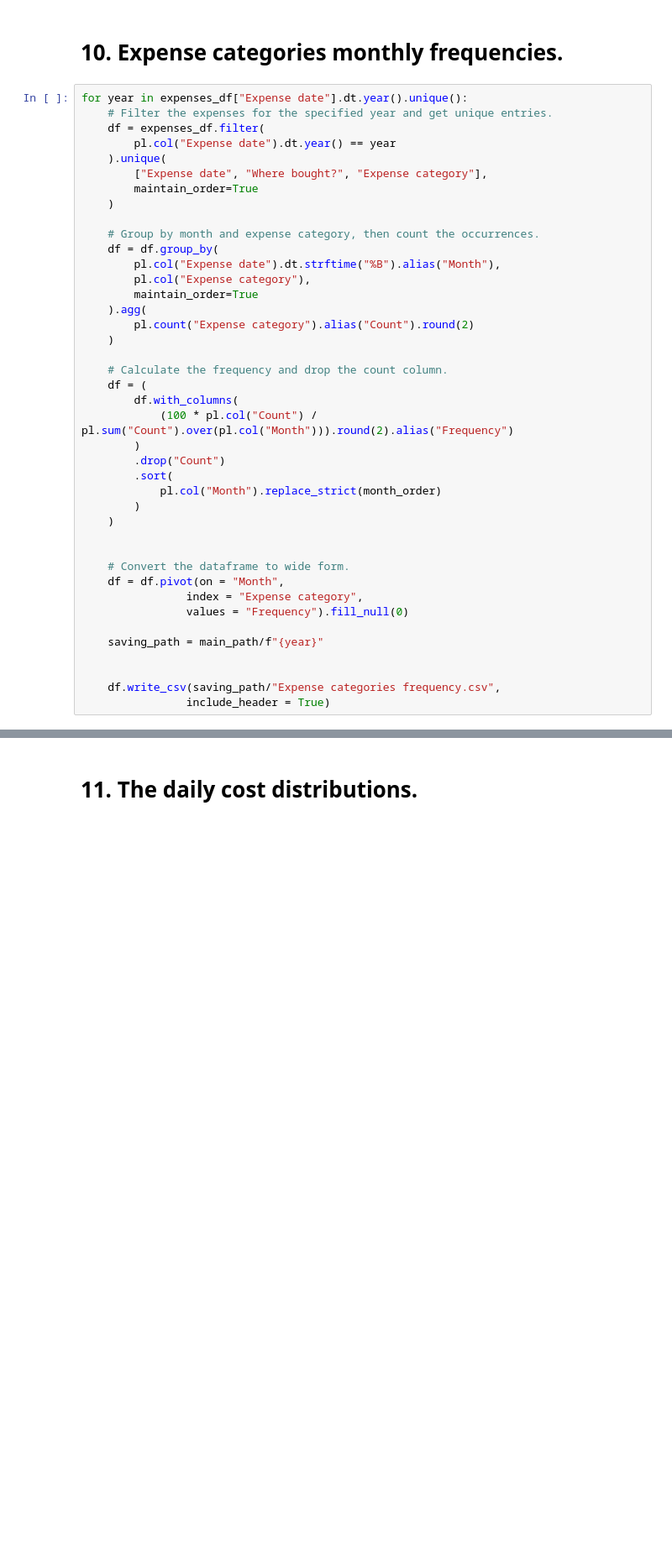
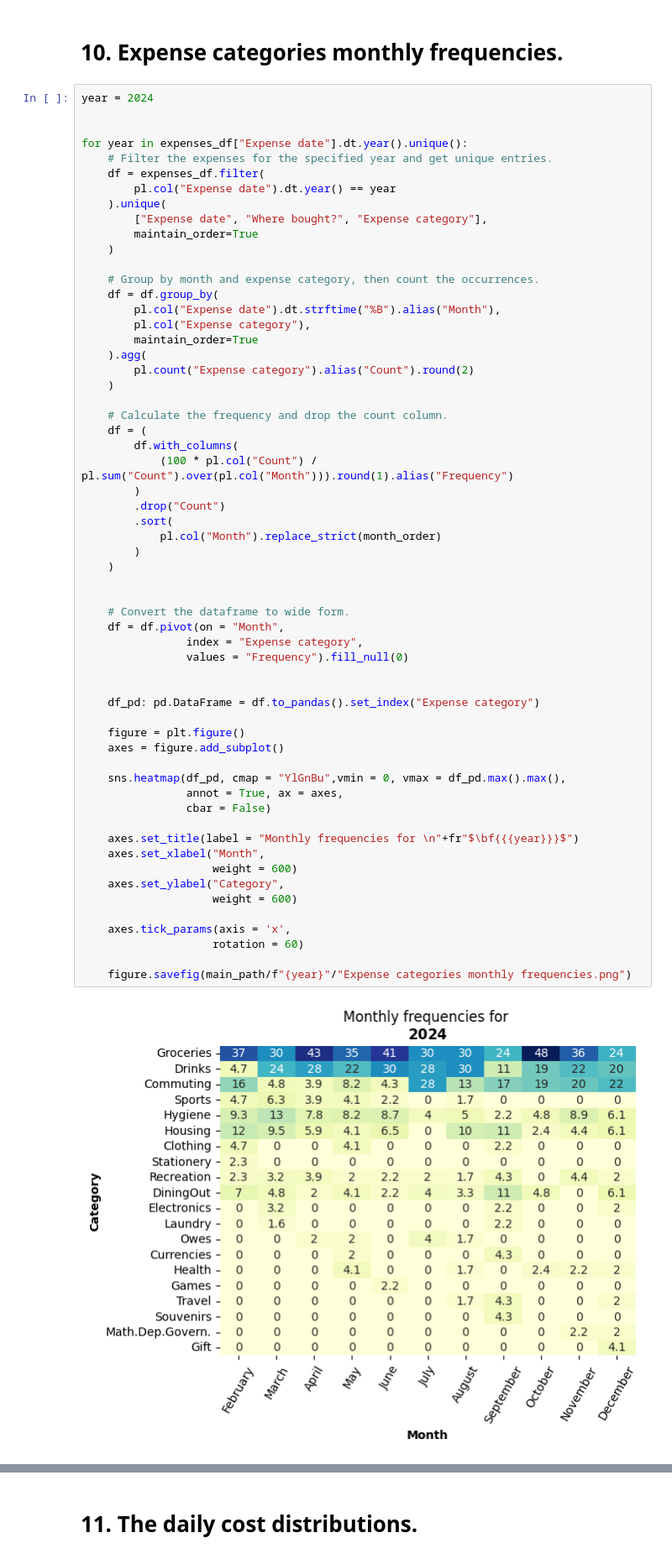
Before and after one commit to Pawel-Tomasz-Nowak/Income-and-expense-analysis, a Jupyter notebook: main.ipynb, the cells around one changed output, grey strips where cells are left out. Shown at 84% size. Cells and saved outputs as stored; diff of their text form; blank space fills up the shorter version.

```diff
--- a/main.ipynb
+++ b/main.ipynb
@@ -610,6 +598,9 @@ for year in income_df["Income date"].dt.year().unique():
 # %% [markdown]
 # 10. Expense categories monthly frequencies.
 # %%
+year = 2024
+
+
 for year in expenses_df["Expense date"].dt.year().unique():
     # Filter the expenses for the specified year and get unique entries.
     df = expenses_df.filter(
@@ -619,34 +610,51 @@ for year in expenses_df["Expense date"].dt.year().unique():
         maintain_order=True
     )
 
     # Group by month and expense category, then count the occurrences.
     df = df.group_by(
         pl.col("Expense date").dt.strftime("%B").alias("Month"),
         pl.col("Expense category"),
         maintain_order=True
     ).agg(
         pl.count("Expense category").alias("Count").round(2)
     )
 
     # Calculate the frequency and drop the count column.
     df = (
         df.with_columns(
-            (100 * pl.col("Count") / pl.sum("Count").over(pl.col("Month"))).round(2).alias("Frequency")
+            (100 * pl.col("Count") / pl.sum("Count").over(pl.col("Month"))).round(1).alias("Frequency")
         )
         .drop("Count")
         .sort(
             pl.col("Month").replace_strict(month_order)
         )
     )
 
 
     # Convert the dataframe to wide form.
     df = df.pivot(on = "Month",
                 index = "Expense category",
                 values = "Frequency").fill_null(0)
 
-    saving_path = main_path/f"{year}"
 
+    df_pd: pd.DataFrame = df.to_pandas().set_index("Expense category")
 
-    df.write_csv(saving_path/"Expense categories frequency.csv",
-                include_header = True)
+    figure = plt.figure()
+    axes = figure.add_subplot()
+
+    sns.heatmap(df_pd, cmap = "YlGnBu",vmin = 0, vmax = df_pd.max().max(),
+                annot = True, ax = axes,
+                cbar = False)
+
+    axes.set_title(label = "Monthly frequencies for \n"+fr"$\bf{{{year}}}$")
+    axes.set_xlabel("Month",
+                    weight = 600)
+    axes.set_ylabel("Category",
+                    weight = 600)
+
+    axes.tick_params(axis = 'x',
+                    rotation = 60)
+
+    figure.savefig(main_path/f"{year}"/"Expense categories monthly frequencies.png")
+# %% [output]
+[figure, added]
```
Also changed, not shown: parts of 10 cells of this notebook.
